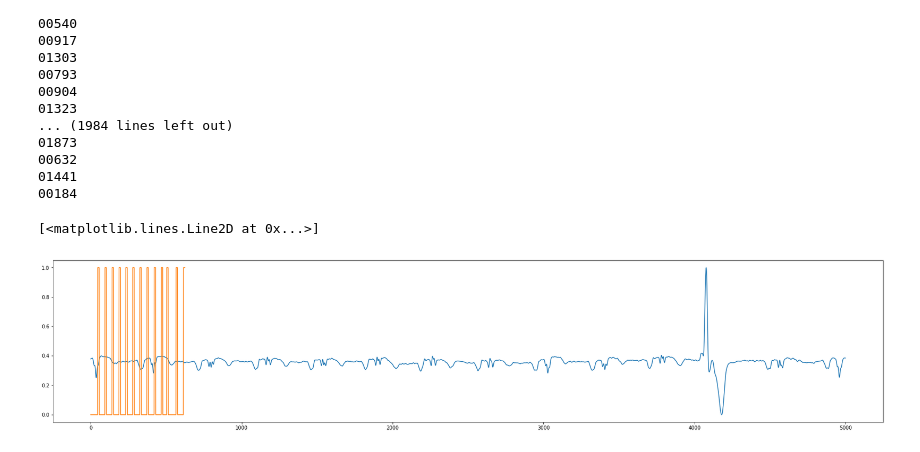
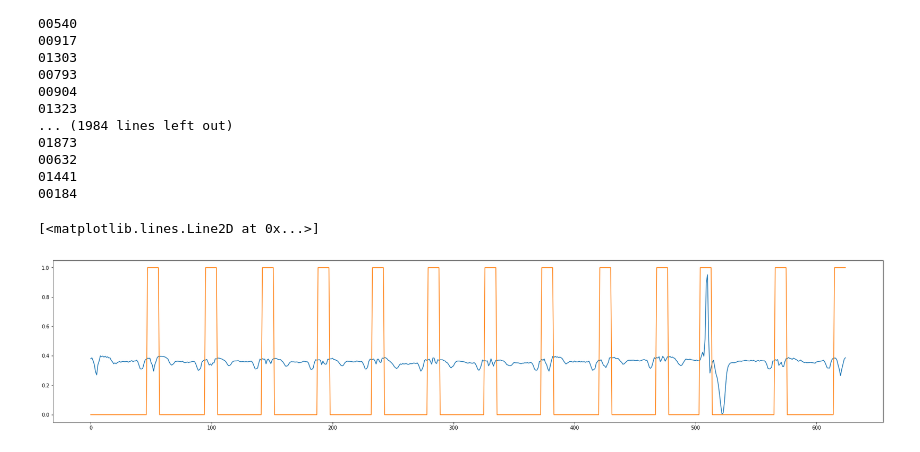
Before and after one commit to mato00/pseudo-periodic, a Jupyter notebook: data_augment.ipynb, the cells around one changed output. Saved outputs shown, nothing was run; the diff lists cells and outputs as text; code cells hidden in the pictures.

```diff
--- a/data_augment.ipynb
+++ b/data_augment.ipynb
@@ -146,8 +146,8 @@ data = np.load('/data/ECG/CPSC2019/aug_train/data/data_6.npy')
 label = np.load('/data/ECG/CPSC2019/aug_train/ref/R_6.npy')
 # %%
 plt.figure(figsize=(30,6))
-plt.plot(data)
-plt.plot(label[:, 1])
+plt.plot(ep.downsample(data, 500, 62.5))
+plt.plot(label)
 # %% [output]
 [<matplotlib.lines.Line2D at 0x...>]
-[figure, old version]
+[figure, new version]
```
Also changed, not shown: parts of 1 cell of this notebook, 9 other files.
